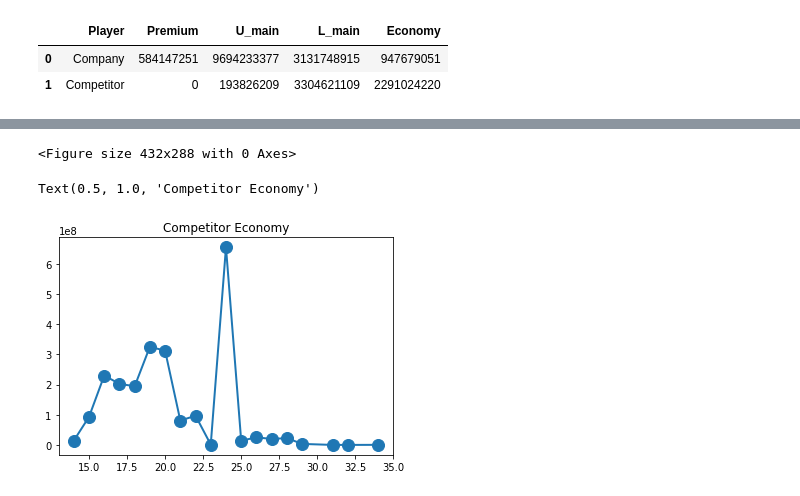
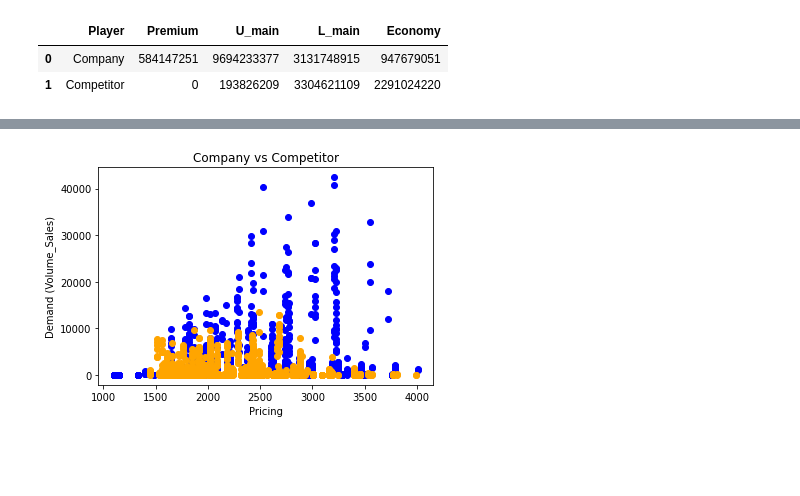
Before and after one commit to Parth-Jain-2002/BITS-BYTE, a Jupyter notebook: analysis_subham_1.ipynb, the cells around one changed output, grey strips where cells are left out. Drawn from its saved outputs; the diff is of its cells as text; code cells hidden in the pictures; blank space fills up the shorter version.

```diff
--- a/analysis_subham.ipynb
+++ b/analysis_subham_1.ipynb
@@ -402,49 +418,13 @@ Company L Mainstream market share : 48.6570676262494
-# %%
-segments = ['Economy', 'L Mainstream', 'Premium', 'U Mainstream']
-
-for segment in segments:
-    df_seg_company = dfCompany[dfCompany['Segment']==segment]
-    d = {'per carton' :df_seg_company['W/s Price (per carton)'] , 'revenue' : df_seg_company['revenue'] }
-    df_compnay_seg_new = pd.DataFrame(d)
-
-    df_compnay_seg_new['per carton'] = (df_compnay_seg_new['per carton'] / 100).round(0)
-    df_compnay_seg_new
-    xx_comp= df_compnay_seg_new.groupby('per carton').sum()
-    xx_comp=xx_comp.reset_index()
-
-    plt.plot(xx_comp['per carton'],xx_comp['revenue'],marker='o', linewidth=2, markersize=12)
-
-    df_seg_competitor = dfCompetitor[dfCompetitor['Segment']==segment]
-    d = {'per carton' :df_seg_competitor['W/s Price (per carton)'] , 'revenue' : df_seg_competitor['revenue'] }
-    df_seg_competitor_new = pd.DataFrame(d)
-
-    df_seg_competitor_new['per carton'] = (df_seg_competitor_new['per carton'] / 100).round(0)
-    df_seg_competitor_new
-    xx= df_seg_competitor_new.groupby('per carton').sum()
-    xx=xx.reset_index()
-
-    plt.plot(xx['per carton'],xx['revenue'],color="orange",marker='o', linewidth=2, markersize=12)
-
-    plt.legend(['company','competitor'])
-    plt.title(f"{segment}")
-    plt.savefig(f"{segment}")
-
-    plt.clf()
-# %% [output]
-<Figure size 432x288 with 0 Axes>
-# %%
-df_eco_competitior = dfCompetitor[dfCompetitor['Segment']=='Economy']
-
-d = {'per carton' :df_eco_competitior['W/s Price (per carton)'] , 'revenue' : df_eco_competitior['revenue'] }
-df_eco_competitior_new = pd.DataFrame(d)
-
-df_eco_competitior_new['per carton'] = (df_eco_competitior_new['per carton'] / 100).round(0)
-df_eco_competitior_new
-xx= df_eco_competitior_new.groupby('per carton').sum()
-xx=xx.reset_index()
-
-plt.plot(xx['per carton'],xx['revenue'],marker='o', linewidth=2, markersize=12)
-plt.title("Competitor Economy")
-# %% [output]
-Text(0.5, 1.0, 'Competitor Economy')
-[figure, removed]
+# %%
+# Tried to plot a general demand vs pricing for both company and competitor
+
+plt.scatter(dfCompany["W/s Price (per carton)"],dfCompany["Volume Sales"],color='blue')
+plt.scatter(dfCompetitor["W/s Price (per carton)"],dfCompetitor["Volume Sales"],color='orange')
+plt.xlabel('Pricing')
+plt.ylabel('Demand (Volume_Sales)')
+plt.title('Company vs Competitor')
+plt.savefig('Company vs Competitor_Demand vs Pricing')
+
+#Company has more demand of its products when they are placed around a pricing of Rs3100 in general.
+# %% [output]
+[figure, added]
```
Also changed, not shown: parts of 34 cells of this notebook, 9 other files.
